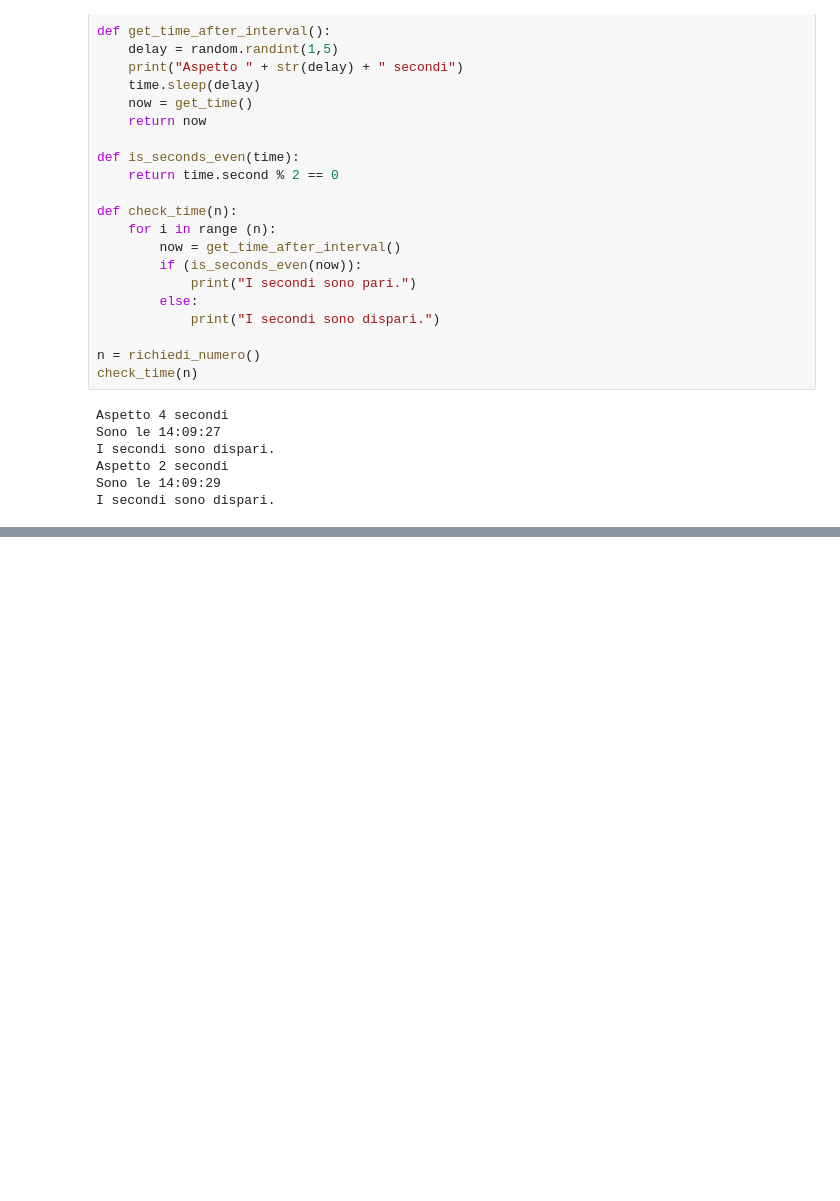
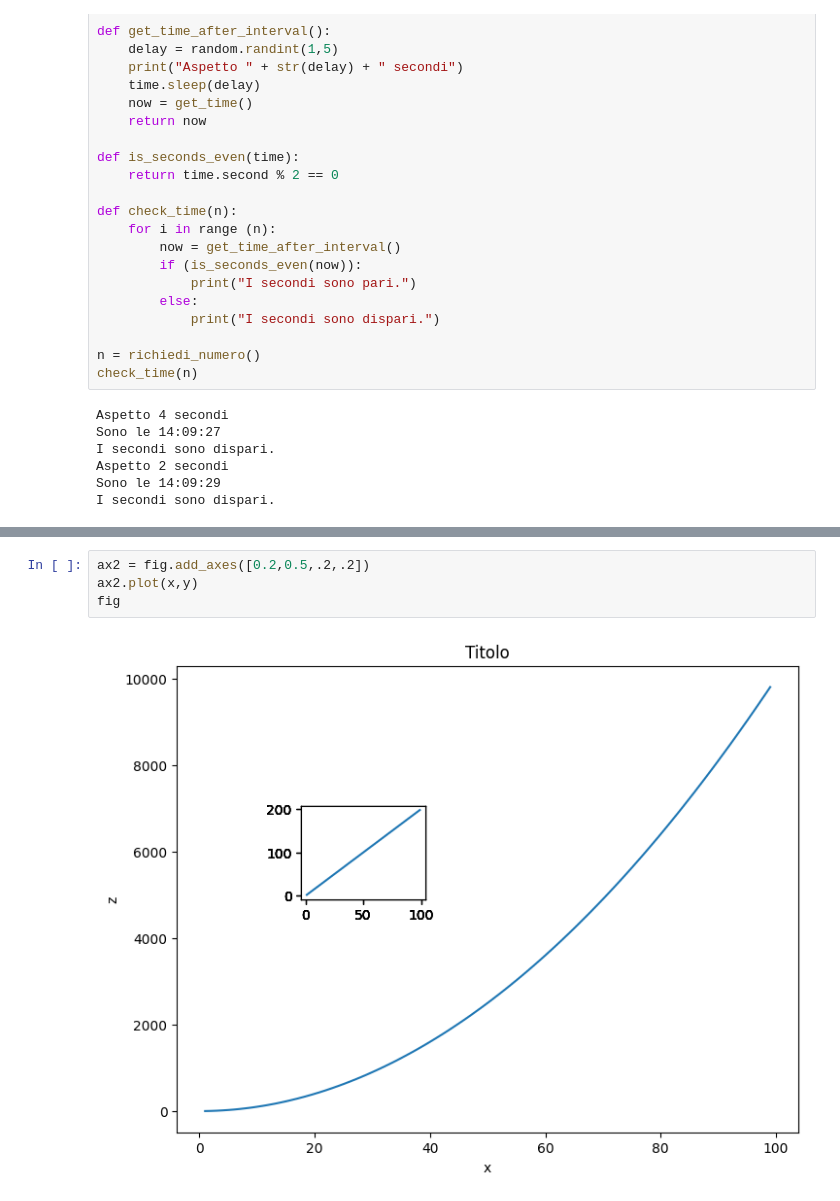
Before and after one commit to riccardodanna/ITS_PrimaRepo, a Jupyter notebook: Lezione 3.ipynb, the cells around one changed output, grey strips where cells are left out. Saved outputs shown, nothing was run; the diff lists cells and outputs as text; blank space fills up the shorter version.

```diff
--- a/Lezione 3.ipynb
+++ b/Lezione 3.ipynb
@@ -269,0 +640,6 @@ I secondi sono dispari.
+# %%
+ax2 = fig.add_axes([0.2,0.5,.2,.2])
+ax2.plot(x,y)
+fig
+# %% [output]
+[figure, added]
```
Also changed, not shown: parts of 38 cells of this notebook.
